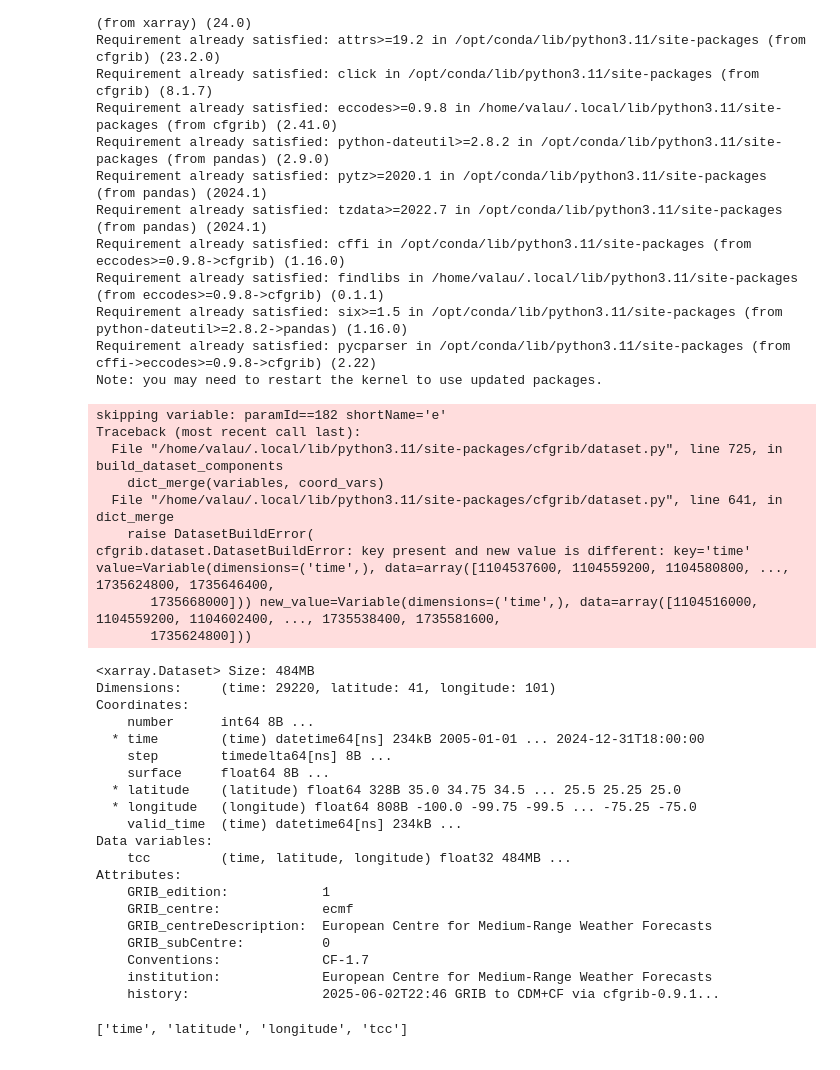
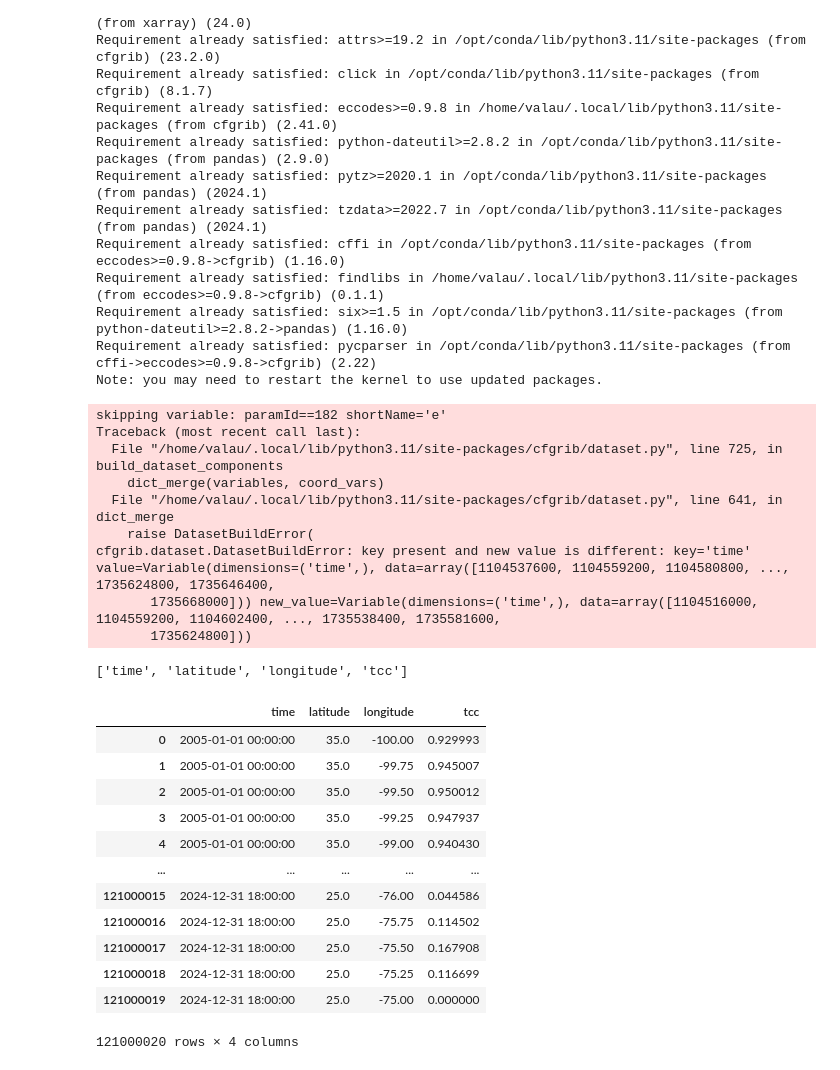
Before and after one commit to htluu-ucsd/NaturalDisasterProject, a Jupyter notebook: downsampling.ipynb, the cells around one changed output. Drawn from its saved outputs; the diff is of its cells as text; code cells hidden in the pictures.

```diff
--- a/downsampling.ipynb
+++ b/downsampling.ipynb
@@ -27,7 +30,7 @@ file_path = 'Dataset/evap_total_cloud_2005-2024.grib'
 
 try:
     ds = xr.open_dataset(file_path, engine='cfgrib')
-    print(ds)
+    #print(ds)
 except ValueError as e:
     print(f"Error opening the GRIB file with cfgrib: {e}")
 # %% [output]
@@ -40,26 +43,6 @@ Traceback (most recent call last):
 cfgrib.dataset.DatasetBuildError: key present and new value is different: key='time' value=Variable(dimensions=('time',), data=array([1104537600, 1104559200, 1104580800, ..., 1735624800, 1735646400,
        1735668000])) new_value=Variable(dimensions=('time',), data=array([1104516000, 1104559200, 1104602400, ..., 1735538400, 1735581600,
        1735624800]))
-<xarray.Dataset> Size: 484MB
-Dimensions:     (time: 29220, latitude: 41, longitude: 101)
-Coordinates:
-    number      int64 8B ...
-  * time        (time) datetime64[ns] 234kB 2005-01-01 ... 2024-12-31T18:00:00
-    step        timedelta64[ns] 8B ...
-    surface     float64 8B ...
-  * latitude    (latitude) float64 328B 35.0 34.75 34.5 ... 25.5 25.25 25.0
-  * longitude   (longitude) float64 808B -100.0 -99.75 -99.5 ... -75.25 -75.0
-    valid_time  (time) datetime64[ns] 234kB ...
-Data variables:
-    tcc         (time, latitude, longitude) float32 484MB ...
-Attributes:
-    GRIB_edition:            1
-    GRIB_centre:             ecmf
-    GRIB_centreDescription:  European Centre for Medium-Range Weather Forecasts
-    GRIB_subCentre:          0
-    Conventions:             CF-1.7
-    institution:             European Centre for Medium-Range Weather Forecasts
-    history:                 2025-06-02T22:46 GRIB to CDM+CF via cfgrib-0.9.1...
 # %%
 indices = ['time', 'latitude', 'longitude']
 data_vars = list(ds.keys())
@@ -71,3 +54,18 @@ relevant_vars
 #ds.groupby(coordinates).mean(dim='x')
 # %%
 df = ds[relevant_vars].to_dataframe().reset_index()[relevant_vars]
+df
+# %% [output]
+|  | time | latitude | longitude | tcc |
+| 0 | 2005-01-01 00:00:00 | 35.0 | -100.00 | 0.929993 |
+| 1 | 2005-01-01 00:00:00 | 35.0 | -99.75 | 0.945007 |
+| 2 | 2005-01-01 00:00:00 | 35.0 | -99.50 | 0.950012 |
+| 3 | 2005-01-01 00:00:00 | 35.0 | -99.25 | 0.947937 |
+| 4 | 2005-01-01 00:00:00 | 35.0 | -99.00 | 0.940430 |
+| ... | ... | ... | ... | ... |
+| 121000015 | 2024-12-31 18:00:00 | 25.0 | -76.00 | 0.044586 |
+| 121000016 | 2024-12-31 18:00:00 | 25.0 | -75.75 | 0.114502 |
+| 121000017 | 2024-12-31 18:00:00 | 25.0 | -75.50 | 0.167908 |
+| 121000018 | 2024-12-31 18:00:00 | 25.0 | -75.25 | 0.116699 |
+| 121000019 | 2024-12-31 18:00:00 | 25.0 | -75.00 | 0.000000 |
+121000020 rows × 4 columns
```
Also changed, not shown: parts of 27 cells of this notebook.
